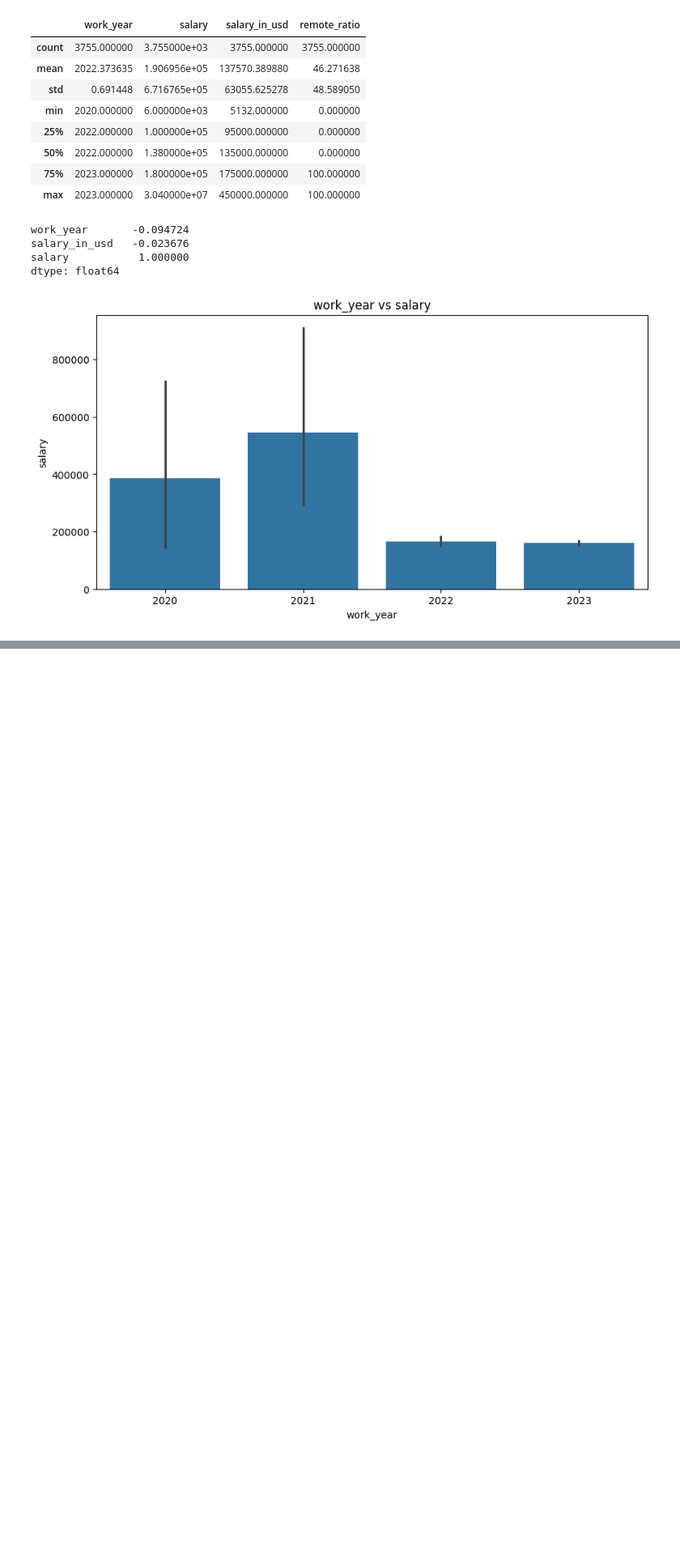
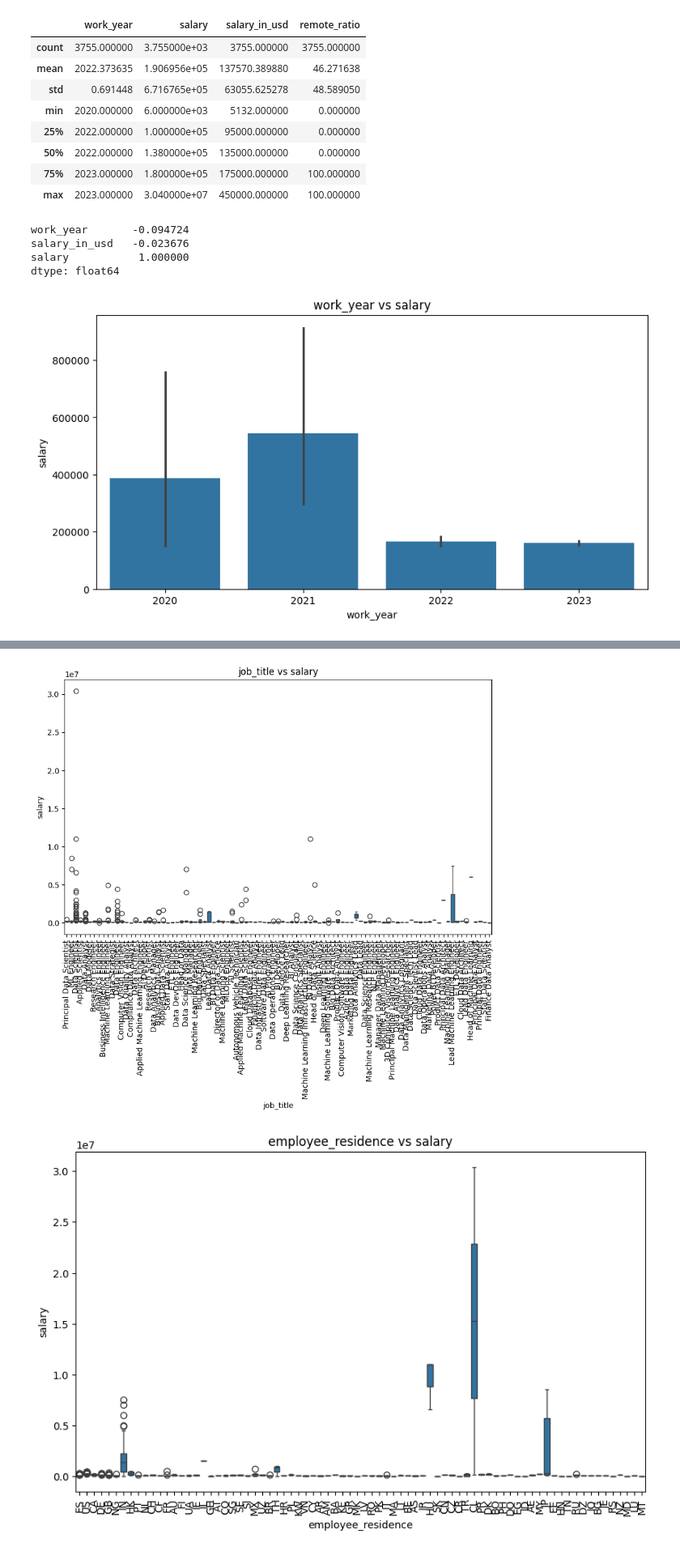
Before and after one commit to M-Shahryar/data_science_salaries_2023, a Jupyter notebook: Notebook/nt_1.ipynb, the cells around one changed output, grey strips where cells are left out. Shown at 81% size. Cells and saved outputs as stored; diff of their text form; code cells hidden in the pictures; blank space fills up the shorter version.

```diff
--- a/Notebook/nt_1.ipynb
+++ b/Notebook/nt_1.ipynb
@@ -111,0 +111,22 @@ NameError: name 'plt' is not defined
+# %%
+import pandas as pd
+import seaborn as sns
+import matplotlib.pyplot as plt
+ # Replace with the path to your dataset
+
+# Plotting function
+def plot_categorical_vs_salary(df, categorical_feature, target='salary'):
+    plt.figure(figsize=(10, 6))
+    sns.boxplot(x=categorical_feature, y=target, data=df)
+    plt.xticks(rotation=90)
+    plt.title(f'{categorical_feature} vs {target}')
+    plt.show()
+
+# Plot each categorical feature against salary
+categorical_features = ["job_title", "employee_residence"]
+
+for feature in categorical_features:
+    plot_categorical_vs_salary(df, feature)
+# %% [output]
+[figure, added]
+[figure, added]
```
Also changed, not shown: parts of 4 cells of this notebook.
